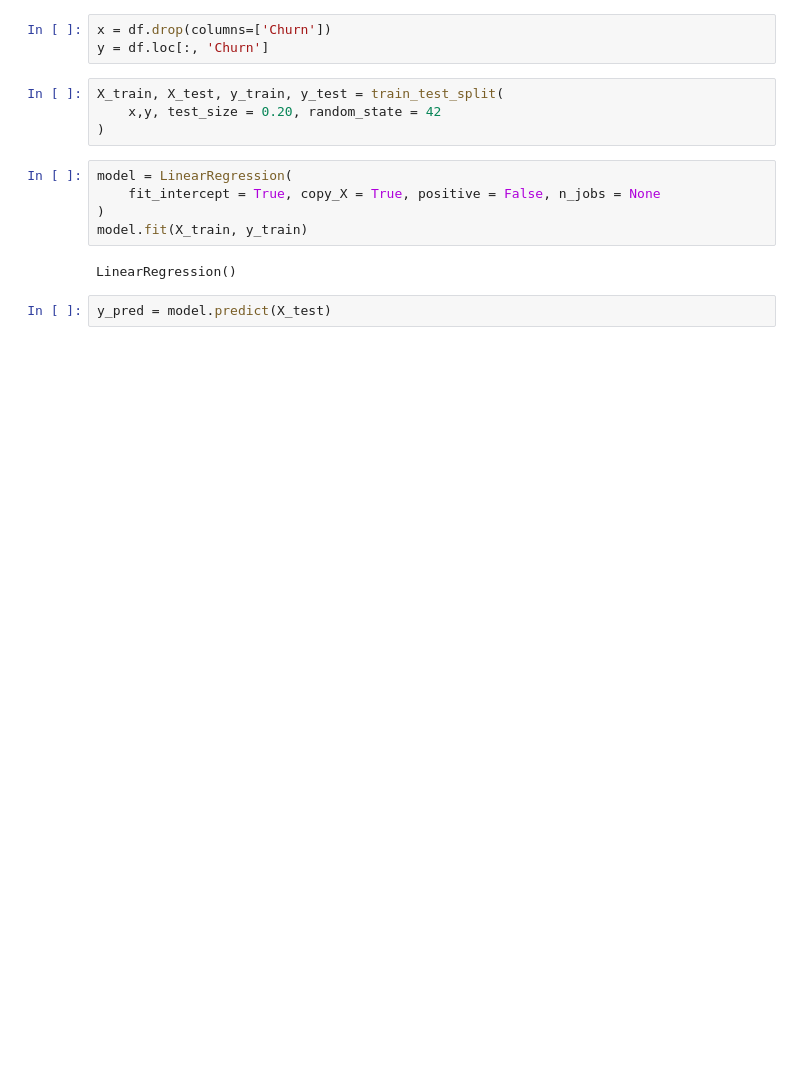
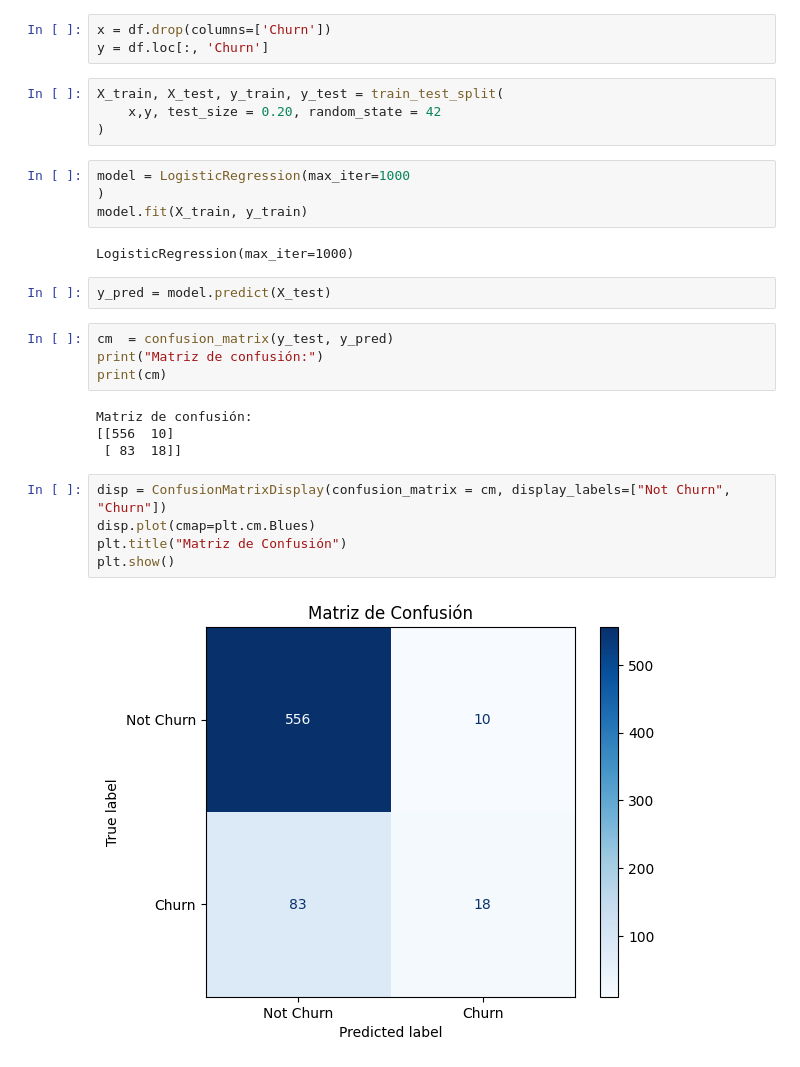
Before and after one commit to azulichis/Customer-Churn-Telecom-Industry, a Jupyter notebook: customer_churn.ipynb, the cells around one changed output. Drawn from its saved outputs; the diff is of its cells as text; blank space fills up the shorter version.

Commit message:
Logistic Regression 1

```diff
--- a/customer_churn.ipynb
+++ b/customer_churn.ipynb
@@ -65,11 +92,25 @@ X_train, X_test, y_train, y_test = train_test_split(
     x,y, test_size = 0.20, random_state = 42
 )
 # %%
-model = LinearRegression(
-    fit_intercept = True, copy_X = True, positive = False, n_jobs = None
+model = LogisticRegression(max_iter=1000
 )
 model.fit(X_train, y_train)
 # %% [output]
-LinearRegression()
+LogisticRegression(max_iter=1000)
 # %%
 y_pred = model.predict(X_test)
+# %%
+cm  = confusion_matrix(y_test, y_pred)
+print("Matriz de confusión:")
+print(cm)
+# %% [output]
+Matriz de confusión:
+[[556  10]
+ [ 83  18]]
+# %%
+disp = ConfusionMatrixDisplay(confusion_matrix = cm, display_labels=["Not Churn", "Churn"])
+disp.plot(cmap=plt.cm.Blues)
+plt.title("Matriz de Confusión")
+plt.show()
+# %% [output]
+[figure, added]
```
Also changed, not shown: parts of 5 cells of this notebook.
